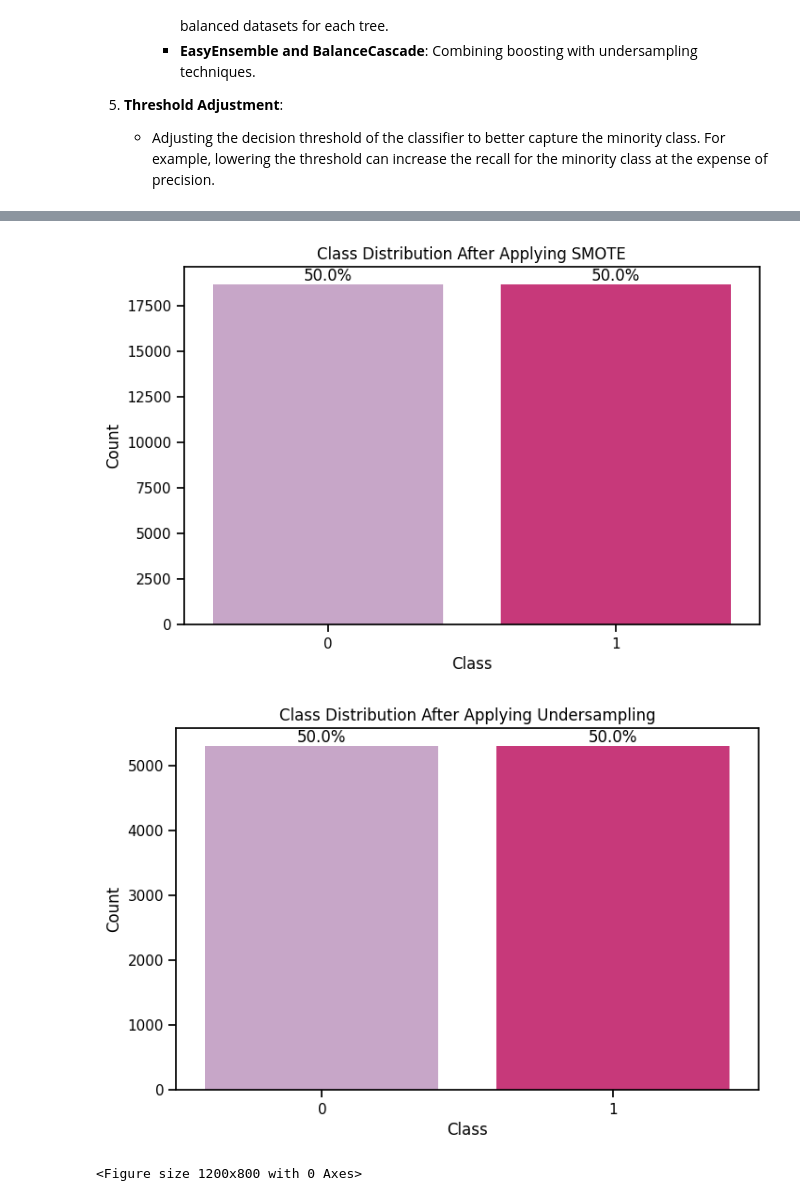
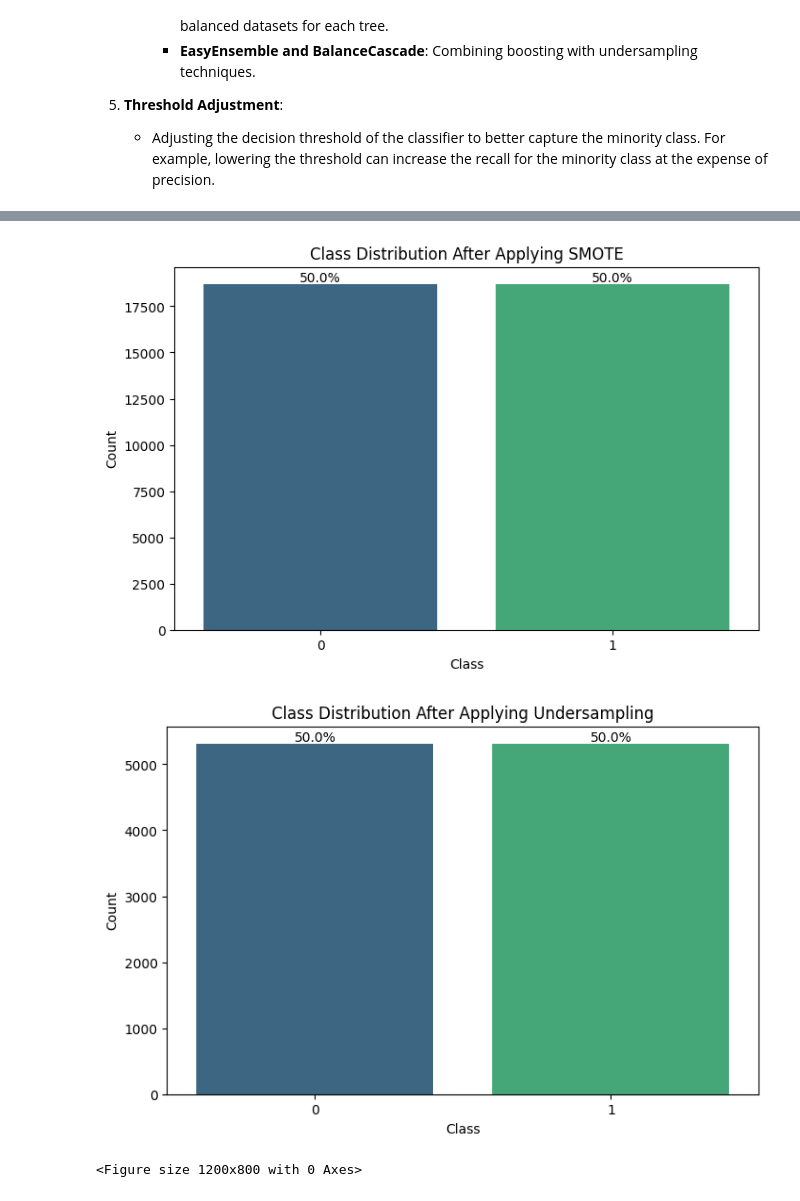
Before and after one commit to micah-shull/Machine_Learning_Pipelines, a Jupyter notebook: pipelines_07_pytorch_pipeline_02_imbalanced_data_SMOTE.ipynb, the cells around one changed output, grey strips where cells are left out. Cells and saved outputs as stored; diff of their text form; code cells hidden in the pictures.

```diff
--- a/pipelines_07_pytorch_pipeline_02_imbalanced_data_SMOTE.ipynb
+++ b/pipelines_07_pytorch_pipeline_02_imbalanced_data_SMOTE.ipynb
@@ -67,7 +67,7 @@ def apply_undersampling(X_train, y_train):
 # Generalized function to plot class distribution after sampling
 def plot_class_distribution_after_sampling(y_train_res, sampling_type):
     plt.figure(figsize=(8, 5))
-    sns.countplot(x=y_train_res, hue=y_train_res, palette='PuRd', dodge=False, legend=False)
+    sns.countplot(x=y_train_res, hue=y_train_res, palette='viridis', dodge=False, legend=False)
     plt.title(f'Class Distribution After Applying {sampling_type}')
     plt.xlabel('Class')
     plt.ylabel('Count')
@@ -95,7 +95,7 @@ def train_and_evaluate_model(X_train, y_train, X_test, y_test, class_weights=Non
     return report, y_pred
 
 # Function to plot multiple classification reports
-def plot_multiple_classification_reports(y_trues, y_preds, model_names, metrics=['precision', 'recall', 'f1-score'], palette="PuRd"):
+def plot_multiple_classification_reports(y_trues, y_preds, model_names, metrics=['precision', 'recall', 'f1-score'], palette="viridis"):
     reports = []
     for y_true, y_pred, model_name in zip(y_trues, y_preds, model_names):
         # Generate classification report
@@ -200,3 +200,3 @@ combined_report = main(url, categorical_columns, target)
-[figure, old version]
+[figure, new version]
-[figure, old version]
+[figure, new version]
 <Figure size 1200x800 with 0 Axes>
```
Also changed, not shown: parts of 20 cells of this notebook.
